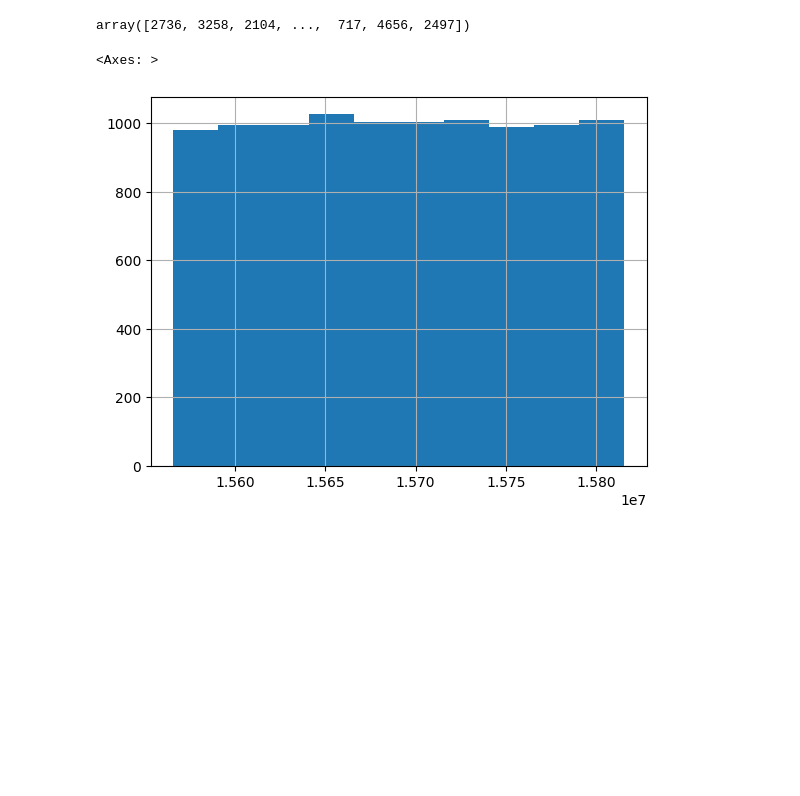
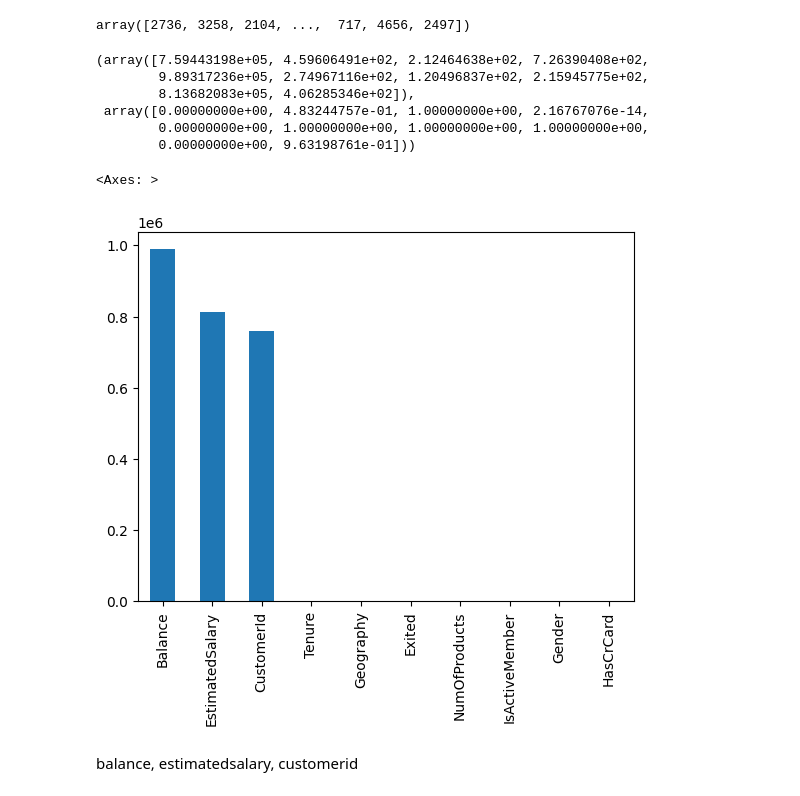
Before and after one commit to Akshithaa25/Machine_Learning_502, a Jupyter notebook: Lab_1_Machine_learning_.ipynb, the cells around one changed output. Saved outputs shown, nothing was run; the diff lists cells and outputs as text; code cells hidden in the pictures; blank space fills up the shorter version.

```diff
--- a/Lab_1_Machine_learning_.ipynb
+++ b/Lab_1_Machine_learning_.ipynb
@@ -57,10 +57,10 @@ dtype: int64
 No missing values
 # %%
 from sklearn.preprocessing import LabelEncoder
-for col in df.columns:
+for col in data.columns:
   le=LabelEncoder()
-  df[col]=le.fit_transform(df[col])
-df.head(10)
+  data[col]=le.fit_transform(data[col])
+data.head(10)
 # %% [output]
 |  | RowNumber | CustomerId | Surname | CreditScore | Geography | Gender | Age | Tenure | Balance | ... |
 | 0 | 0 | 2736 | 1115 | 228 | 0 | 0 | 24 | 2 | 0 | ... |
@@ -74,5 +74,5 @@ df.head(10)
 | 8 | 8 | 9066 | 1146 | 110 | 0 | 1 | 26 | 4 | 4962 | ... |
 | 9 | 9 | 1054 | 1081 | 293 | 0 | 1 | 9 | 2 | 4450 | ... |
 # %%
-df = df.drop(["Surname","RowNumber"], axis=1)
+data = data.drop(["Surname","RowNumber"], axis=1)
 # %%
@@ -173,7 +173,26 @@ df["CustomerId"].unique()
 # %% [output]
 array([2736, 3258, 2104, ...,  717, 4656, 2497])
-# %%
-df["CustomerId"].hist()
-# %% [output]
-<Axes: >
-[figure, removed]
+# %%
+from sklearn.feature_selection import chi2
+X=data.drop(columns=['CreditScore'])
+Y=data['CreditScore']
+# %%
+chi_scores=chi2(X,Y)
+# %%
+chi_scores
+# %% [output]
+(array([7.59443198e+05, 4.59606491e+02, 2.12464638e+02, 7.26390408e+02,
+        9.89317236e+05, 2.74967116e+02, 1.20496837e+02, 2.15945775e+02,
+        8.13682083e+05, 4.06285346e+02]),
+ array([0.00000000e+00, 4.83244757e-01, 1.00000000e+00, 2.16767076e-14,
+        0.00000000e+00, 1.00000000e+00, 1.00000000e+00, 1.00000000e+00,
+        0.00000000e+00, 9.63198761e-01]))
+# %%
+chi_values=pd.Series(chi_scores[0],index=X.columns)
+chi_values.sort_values(ascending=False,inplace=True)
+chi_values.plot.bar()
+# %% [output]
+<Axes: >
+[figure, added]
+# %% [markdown]
+balance, estimatedsalary, customerid
```
Also changed, not shown: parts of 16 cells of this notebook.
